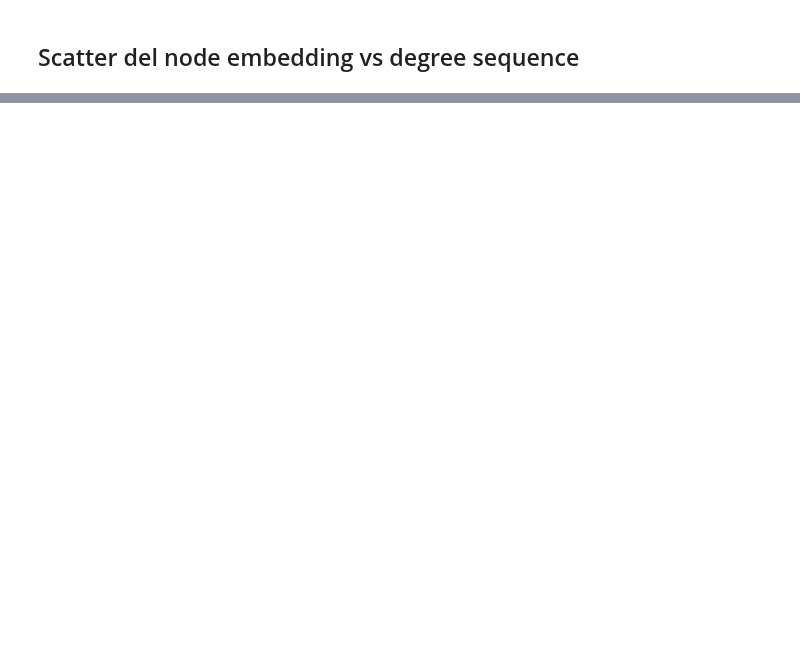
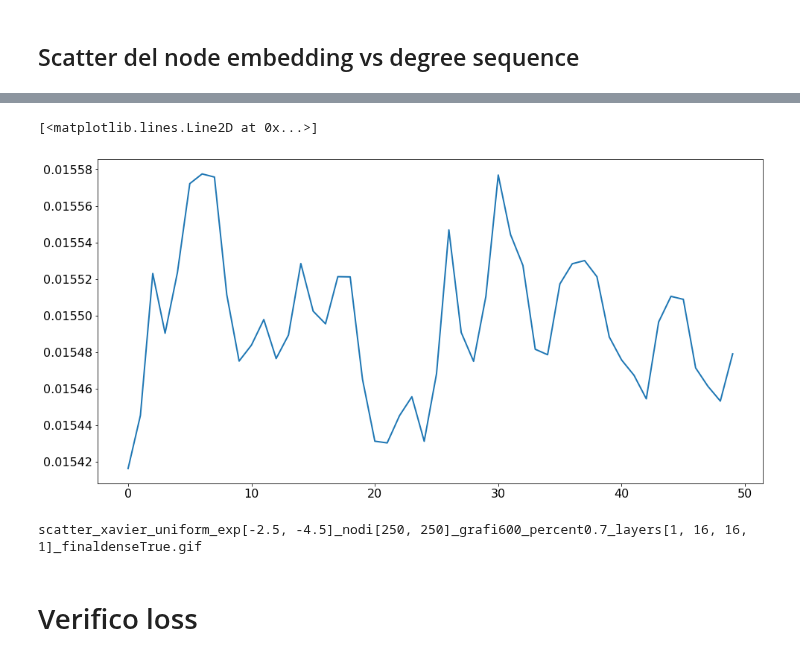
Before and after one commit to dandarm/Embednet, a Jupyter notebook: Different_initializations.ipynb, the cells around one changed output, grey strips where cells are left out. Saved outputs shown, nothing was run; the diff lists cells and outputs as text; code cells hidden in the pictures; blank space fills up the shorter version.

```diff
--- a/Different_initializations.ipynb
+++ b/Different_initializations.ipynb
@@ -65,3 +76,0 @@ config_c = Config(config_file)
-# %%
-gg = GenerateGraph(config_c)
-dataset = gg.initialize_dataset(parallel=True)
@@ -200,0 +149,13 @@ modify_parameters(model, new_par)
+# %%
+plt.plot(trainer.test_loss_list)
+# %% [output]
+[<matplotlib.lines.Line2D at 0x...>]
+[figure, added]
+# %%
+t = trainer
+c = config_c
+make_gif(Inits.xavier_uniform)
+# %% [output]
+scatter_xavier_uniform_exp[-2.5, -4.5]_nodi[250, 250]_grafi600_percent0.7_layers[1, 16, 16, 1]_finaldenseTrue.gif
+# %% [markdown]
+# Verifico loss
```
Also changed, not shown: parts of 55 cells of this notebook, 13 other files.
